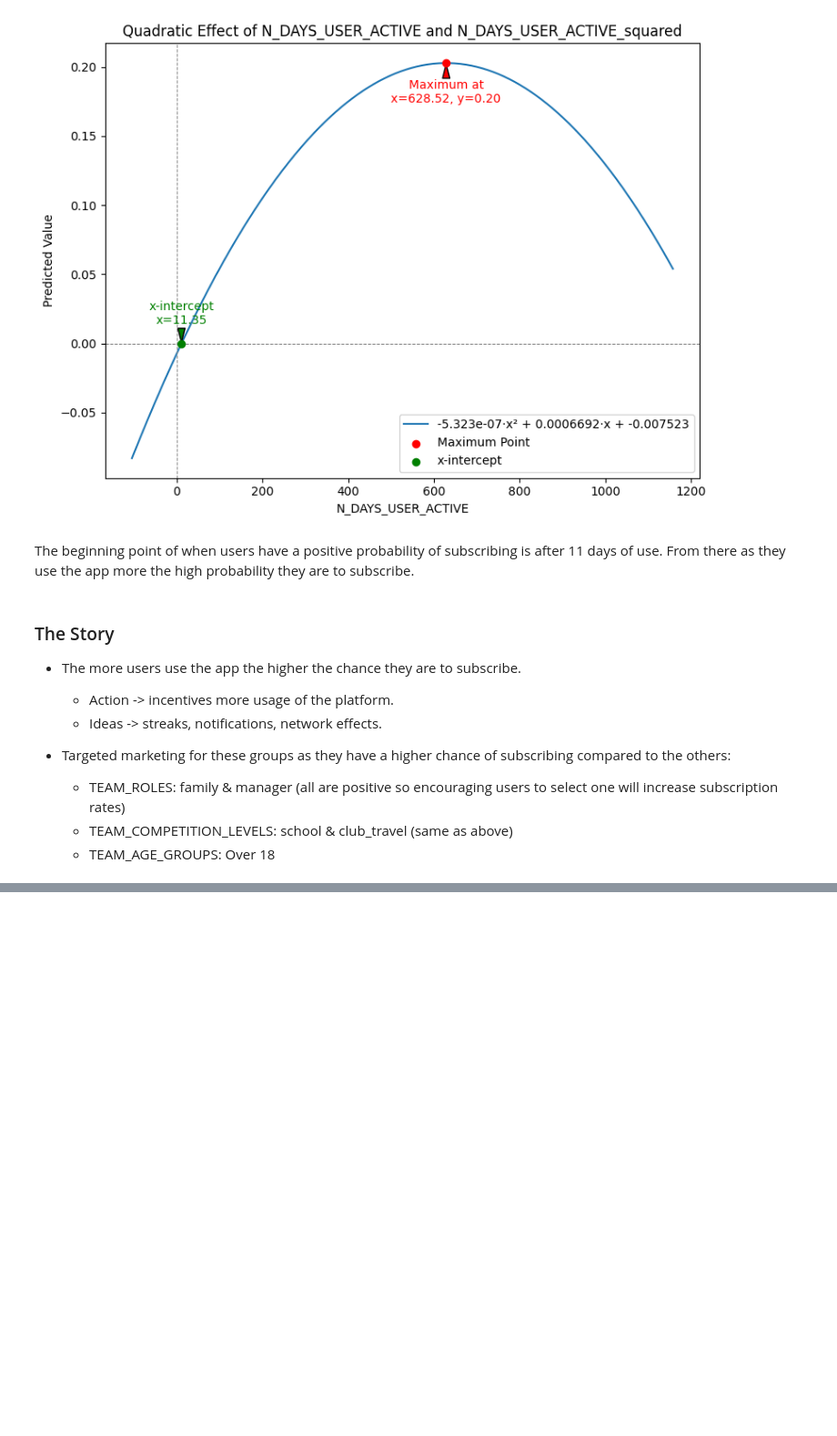
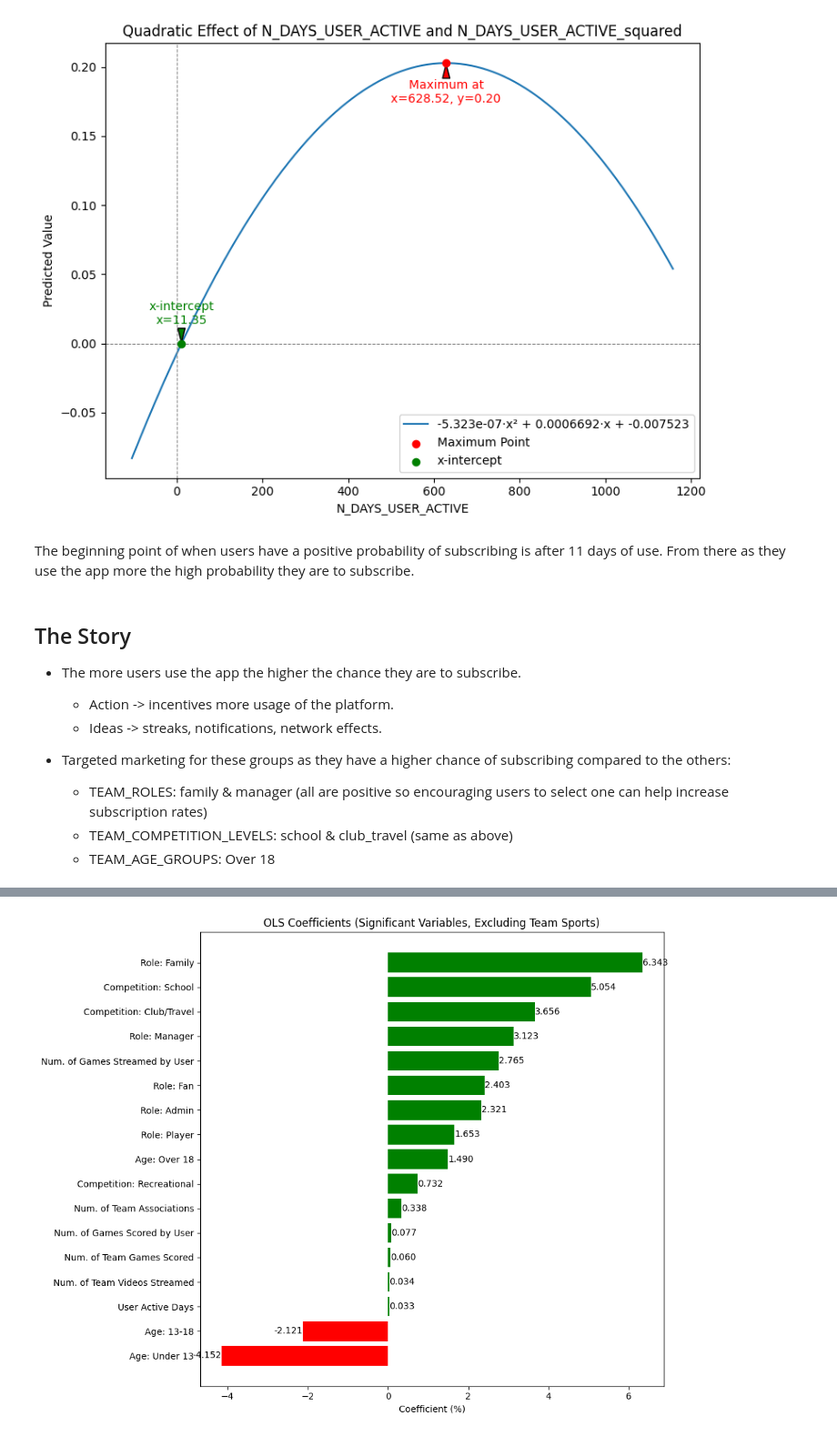
Before and after one commit to erstorts/dw-project, a Jupyter notebook: stats-modeling.ipynb, the cells around one changed output, grey strips where cells are left out. Shown at 91% size. Saved outputs shown, nothing was run; the diff lists cells and outputs as text; code cells hidden in the pictures; blank space fills up the shorter version.

```diff
--- a/stats-modeling.ipynb
+++ b/stats-modeling.ipynb
@@ -315,13 +320,13 @@ plot_quadratic_from_ols(squared_ols, df)
 # %% [markdown]
 The beginning point of when users have a positive probability of subscribing is after 11 days of use. From there as they use the app more the high probability they are to subscribe.
 # %% [markdown]
-### The Story
+## The Story
 - The more users use the app the higher the chance they are to subscribe.
     - Action -> incentives more usage of the platform.
     - Ideas -> streaks, notifications, network effects.
 
 - Targeted marketing for these groups as they have a higher chance of subscribing compared to the others:
-    - TEAM_ROLES: family & manager (all are positive so encouraging users to select one will increase subscription rates)
+    - TEAM_ROLES: family & manager (all are positive so encouraging users to select one can help increase subscription rates)
     - TEAM_COMPETITION_LEVELS: school & club_travel (same as above)
     - TEAM_AGE_GROUPS: Over 18
 # %%
@@ -343,3 +348,68 @@ basic_ols[basic_ols['Coef.%'] > 0].sort_values('Coef.%', ascending=False)
 | 2 | N_TEAM_GAMES_SCORED | 0.000599 | 0.000017 | 34.575938 | 1.355300e-261 | 0.000565 | 0.000632 | 0.117161 | Significant | 0.059853 |
 | 3 | N_TEAM_VIDEOS_STREAMED | 0.000341 | 0.000029 | 11.821367 | 3.062931e-32 | 0.000284 | 0.000397 | 0.117161 | Significant | 0.034096 |
 | 6 | N_DAYS_USER_ACTIVE | 0.000335 | 0.000004 | 79.216913 | 0.000000e+00 | 0.000327 | 0.000343 | 0.117161 | Significant | 0.033499 |
+# %%
+# Copy the table to avoid modifying the original
+plot_df = basic_ols.copy()
+
+# Remove TEAM_SPORT rows
+plot_df = plot_df[~plot_df['variable'].str.startswith('TEAM_SPORTS_')]
+
+# Keep only significant rows
+plot_df = plot_df[plot_df['Stat.Signif.'] == 'Significant']
+
+# Create a mapping for more viewer-friendly variable names
+friendly_names = {
+    'N_TEAM_ASSOCIATIONS': 'Num. of Team Associations',
+    'N_TEAM_GAMES_SCORED': 'Num. of Team Games Scored',
+    'N_TEAM_VIDEOS_STREAMED': 'Num. of Team Videos Streamed',
+    'N_GAMES_SCORED_BY_USER': 'Num. of Games Scored by User',
+    'N_GAMES_STREAMED_BY_USER': 'Num. of Games Streamed by User',
+    'N_DAYS_USER_ACTIVE': 'User Active Days',
+    'N_DAYS_USER_ACTIVE_squared': 'User Active Days (squared)',
+    'N_GAMES_SCORED_BY_USER_squared': 'Games Scored by User (squared)',
+    'N_GAMES_STREAMED_BY_USER_squared': 'Games Streamed by User (squared)',
+    'TEAM_ROLES_family': 'Role: Family',
+    'TEAM_ROLES_manager': 'Role: Manager',
+    'TEAM_ROLES_admin': 'Role: Admin',
+    'TEAM_ROLES_fan': 'Role: Fan',
+    'TEAM_ROLES_player': 'Role: Player',
+    'TEAM_COMPETITION_LEVELS_school': 'Competition: School',
+    'TEAM_COMPETITION_LEVELS_club_travel': 'Competition: Club/Travel',
+    'TEAM_COMPETITION_LEVELS_recreational': 'Competition: Recreational',
+    'TEAM_AGE_GROUPS_Over 18': 'Age: Over 18',
+    'TEAM_AGE_GROUPS_Between 13 - 18': 'Age: 13-18',
+    'TEAM_AGE_GROUPS_Under 13': 'Age: Under 13',
+    'const': 'Intercept'
+}
+plot_df['Friendly Variable'] = plot_df['variable'].map(lambda x: friendly_names.get(x, x))
+
+# Sort by coefficient for better visualization
+plot_df = plot_df.sort_values('Coef.%', ascending=True)
+
+# Set up bar colors: green for positive, red for negative
+colors = plot_df['Coef.%'].apply(lambda x: 'green' if x > 0 else 'red')
+
+fig, ax = plt.subplots(figsize=(10, 8))
+bars = ax.barh(plot_df['Friendly Variable'], plot_df['Coef.%'], color=colors)
+
+# Add coefficient labels to each bar
+for bar, coef in zip(bars, plot_df['Coef.%']):
+    xpos = bar.get_width()
+    ax.text(
+        xpos + (0.002 if xpos > 0 else -0.002),
+        bar.get_y() + bar.get_height()/2,
+        f"{coef:.3f}",
+        va='center',
+        ha='left' if xpos > 0 else 'right',
+        color='black',
+        fontsize=10
+    )
+
+ax.set_xlabel('Coefficient (%)')
+ax.set_title('OLS Coefficients (Significant Variables, Excluding Team Sports)')
+plt.tight_layout()
+plt.savefig("ols_coefficients_significant_vars.png", dpi=200, bbox_inches='tight')
+plt.show()
+# %% [output]
+[figure, added]
```
Also changed, not shown: parts of 6 cells of this notebook, 5 other files.
